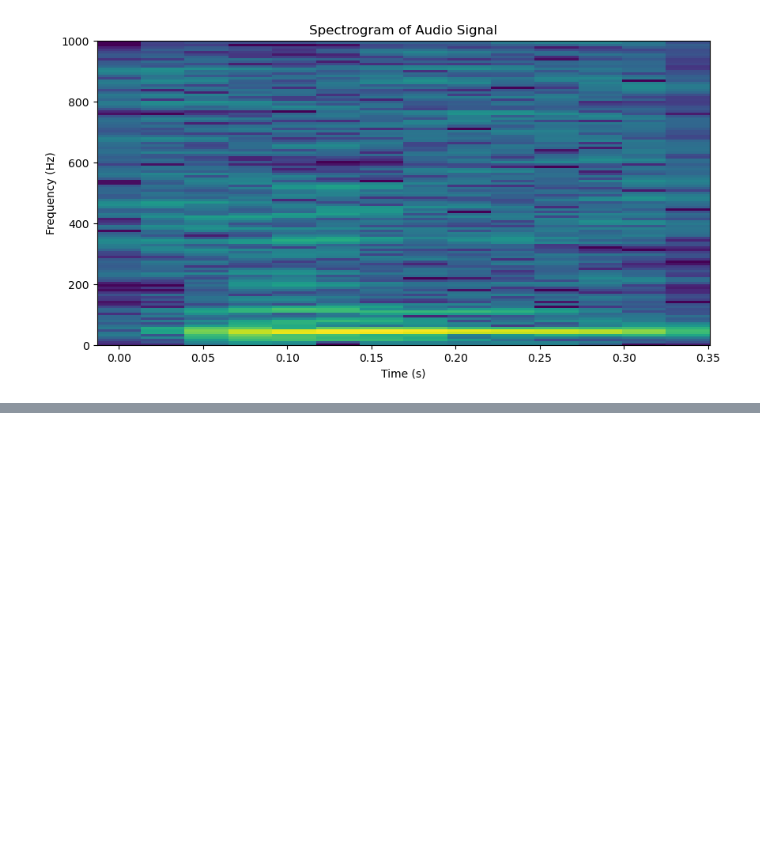
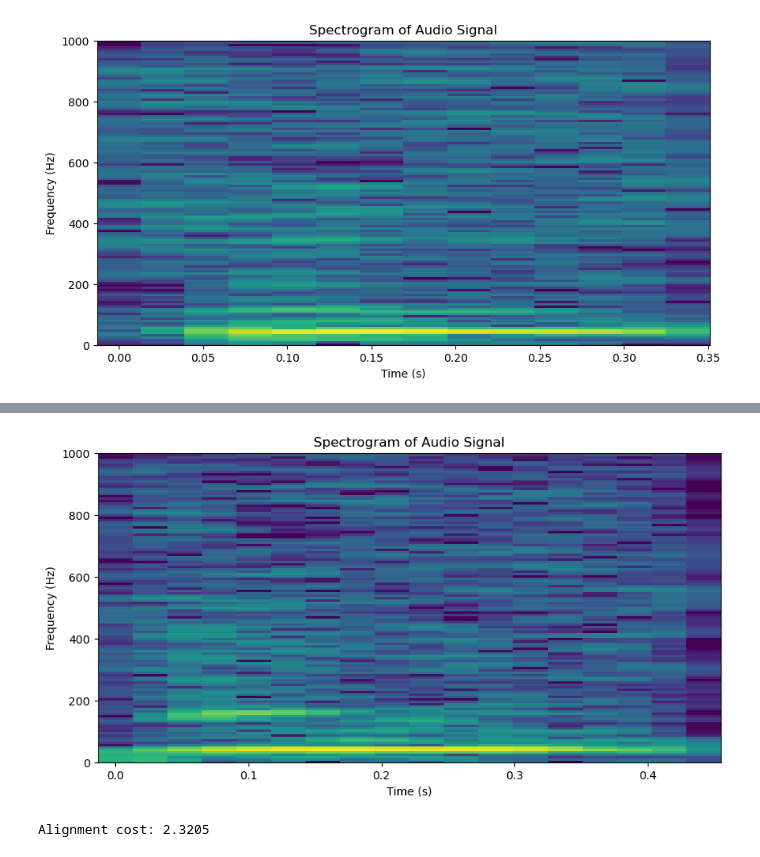
Before and after one commit to koekiekat/Skripsie, a Jupyter notebook: Software/Skripsie.ipynb, the cells around one changed output, grey strips where cells are left out. Saved outputs shown, nothing was run; the diff lists cells and outputs as text; code cells hidden in the pictures; blank space fills up the shorter version.

```diff
--- a/Software/Skripsie.ipynb
+++ b/Software/Skripsie.ipynb
@@ -31,0 +40,8 @@ plot_spectrogram(f, t, Zxx, fs_new)
+# %%
+template = resample_audio(audio_segments[0], f_s, fs_new)
+comparison = resample_audio(audio_segments[10], f_s, fs_new)
+
+template_f, template_t, template_Zxx = stft_calculation(template, f_s, fs_new)
+comparison_f, comparison_t, comparison_Zxx = stft_calculation(comparison, f_s, fs_new)
+
+plot_spectrogram(template_f, template_t, template_Zxx, fs_new)
@@ -31,0 +50,13 @@ plot_spectrogram(f, t, Zxx, fs_new)
+# %%
+plot_spectrogram(comparison_f, comparison_t, comparison_Zxx, fs_new)
+# %% [output]
+[figure, added]
+# %%
+x_seq = np.abs(template_Zxx).T      # shape: (n_time_frames, n_freq_bins)
+y_seq = np.abs(comparison_Zxx).T    # shape: (n_time_frames, n_freq_bins)
+
+dist_mat = dist.cdist(x_seq, y_seq, "cosine")
+path, cost_mat = dp(dist_mat)
+print("Alignment cost: {:.4f}".format(cost_mat[-1, -1]))
+# %% [output]
+Alignment cost: 2.3205
```
Also changed, not shown: parts of 6 cells of this notebook, 1 other file.
